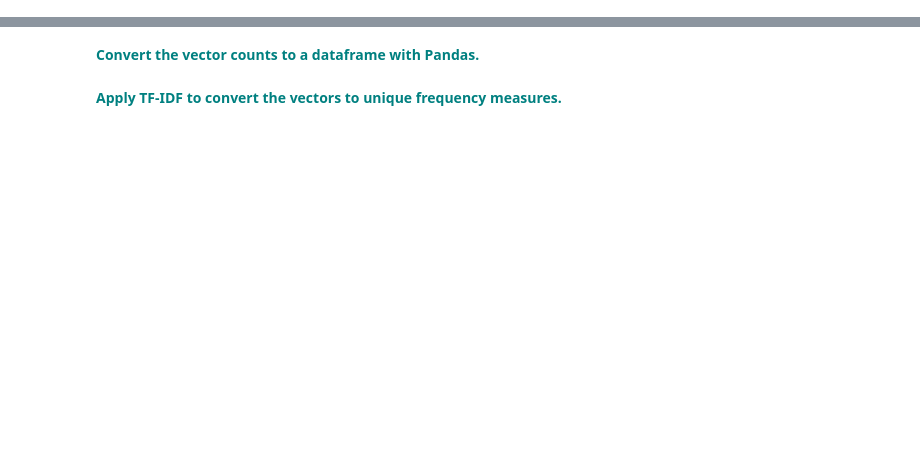
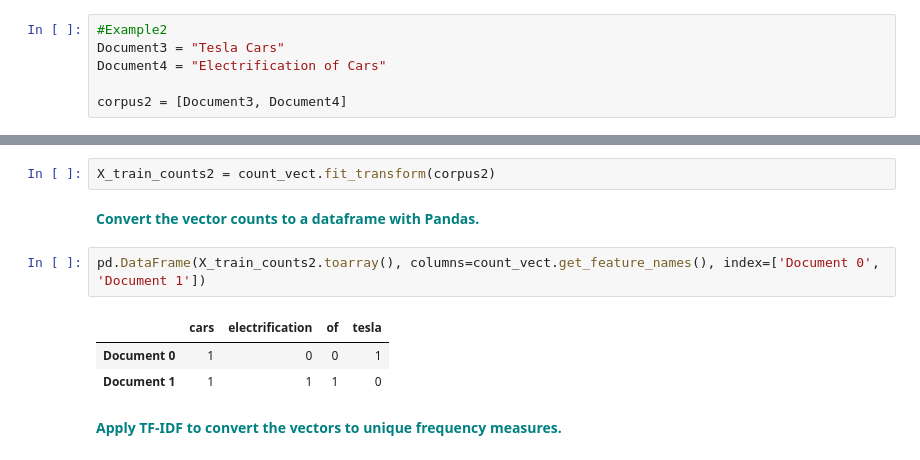
Before and after one commit to abhiram540/CosineSimilarity-CaseStudy, a Jupyter notebook: Cosine_Similarity_Case_Study.ipynb, the cells around one changed output, grey strips where cells are left out. Saved outputs shown, nothing was run; the diff lists cells and outputs as text; blank space fills up the shorter version.

Commit message:
Cosine Similarity with text data Part2
Cosine Similarity with text data - Example#2

```diff
--- a/Cosine_Similarity_Case_Study.ipynb
+++ b/Cosine_Similarity_Case_Study.ipynb
@@ -120,9 +120,23 @@ array([[1.        , 0.26055567]])
 Replace the current values for `Document 0` and `Document 1` with your own sentence or paragraph and apply the same steps as we did in the above example.
 # %% [markdown]
  **<font color='teal'> Combine the documents into a corpus.</font>**
+# %%
+#Example2
+Document3 = "Tesla Cars"
+Document4 = "Electrification of Cars"
+
+corpus2 = [Document3, Document4]
 # %% [markdown]
  **<font color='teal'> Apply the count vectorizer to the corpus to transform it into vectors.</font>**
+# %%
+X_train_counts2 = count_vect.fit_transform(corpus2)
 # %% [markdown]
  **<font color='teal'> Convert the vector counts to a dataframe with Pandas.</font>**
+# %%
+pd.DataFrame(X_train_counts2.toarray(), columns=count_vect.get_feature_names(), index=['Document 0', 'Document 1'])
+# %% [output]
+|  | cars | electrification | of | tesla |
+| Document 0 | 1 | 0 | 0 | 1 |
+| Document 1 | 1 | 1 | 1 | 0 |
 # %% [markdown]
  **<font color='teal'> Apply TF-IDF to convert the vectors to unique frequency measures.</font>**
```
Also changed, not shown: parts of 2 cells of this notebook.
